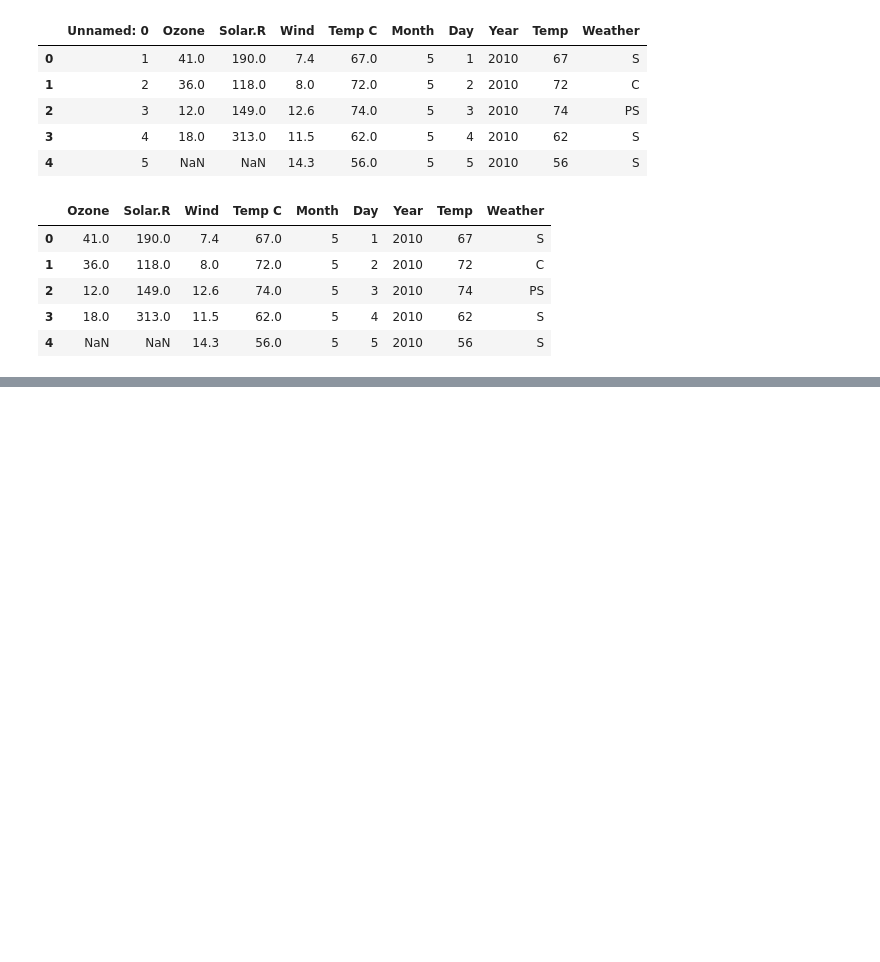
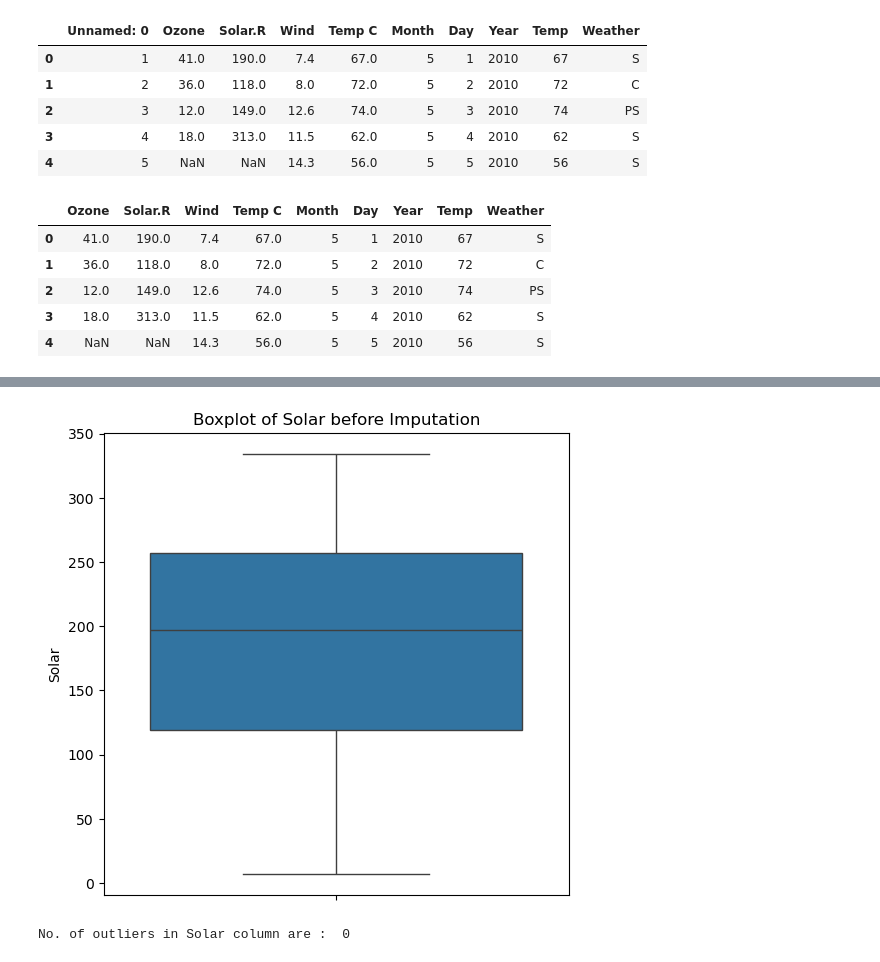
Before and after one commit to neeraj654123/Data-Science, a Jupyter notebook: EDA/01_EDA.ipynb, the cells around one changed output, grey strips where cells are left out. Drawn from its saved outputs; the diff is of its cells as text; code cells hidden in the pictures; blank space fills up the shorter version.

```diff
--- a/EDA/01_EDA.ipynb
+++ b/EDA/01_EDA.ipynb
@@ -239,0 +318,5 @@ data.head()
+# %%
+# Fill with median
+ozone_median = data.Ozone.median()
+data.Ozone.fillna(ozone_median,inplace=True)
+print("Filled with median:", ozone_median)
@@ -239,0 +346,24 @@ data.head()
+# %%
+# Boxplot to check outlier
+plt.figure(figsize=(6,6))
+sns.boxplot(y=data.Solar)
+plt.title('Boxplot of Solar before Imputation')
+plt.show()
+# %% [output]
+[figure, added]
+# %%
+# There are outliers, Still we confirm with one Statistical method
+# Calculate Q1 and Q2
+Q1 = data.Solar.quantile(0.25)
+Q3 = data.Solar.quantile(0.75)
+IQR = Q3-Q1
+
+# Define Outliers Bound
+lower_bound = Q1 - 1.5 * IQR
+upper_bound = Q3 + 1.5 * IQR
+
+# Find Outlier
+outliers = data[(data.Solar < lower_bound) | (data.Solar > upper_bound)]
+print("No. of outliers in Solar column are : ", outliers.shape[0])
+# %% [output]
+No. of outliers in Solar column are :  0
```
Also changed, not shown: parts of 45 cells of this notebook.
